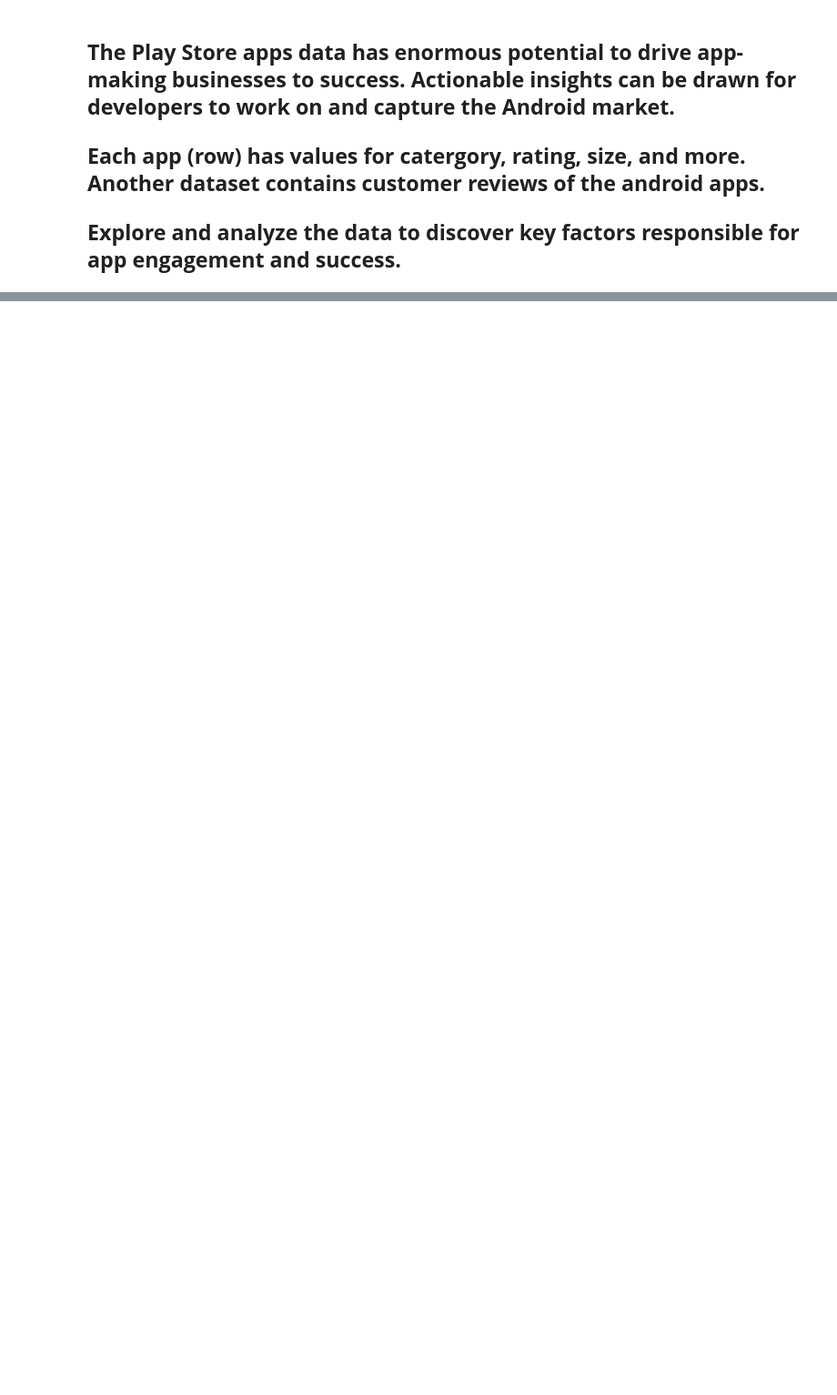
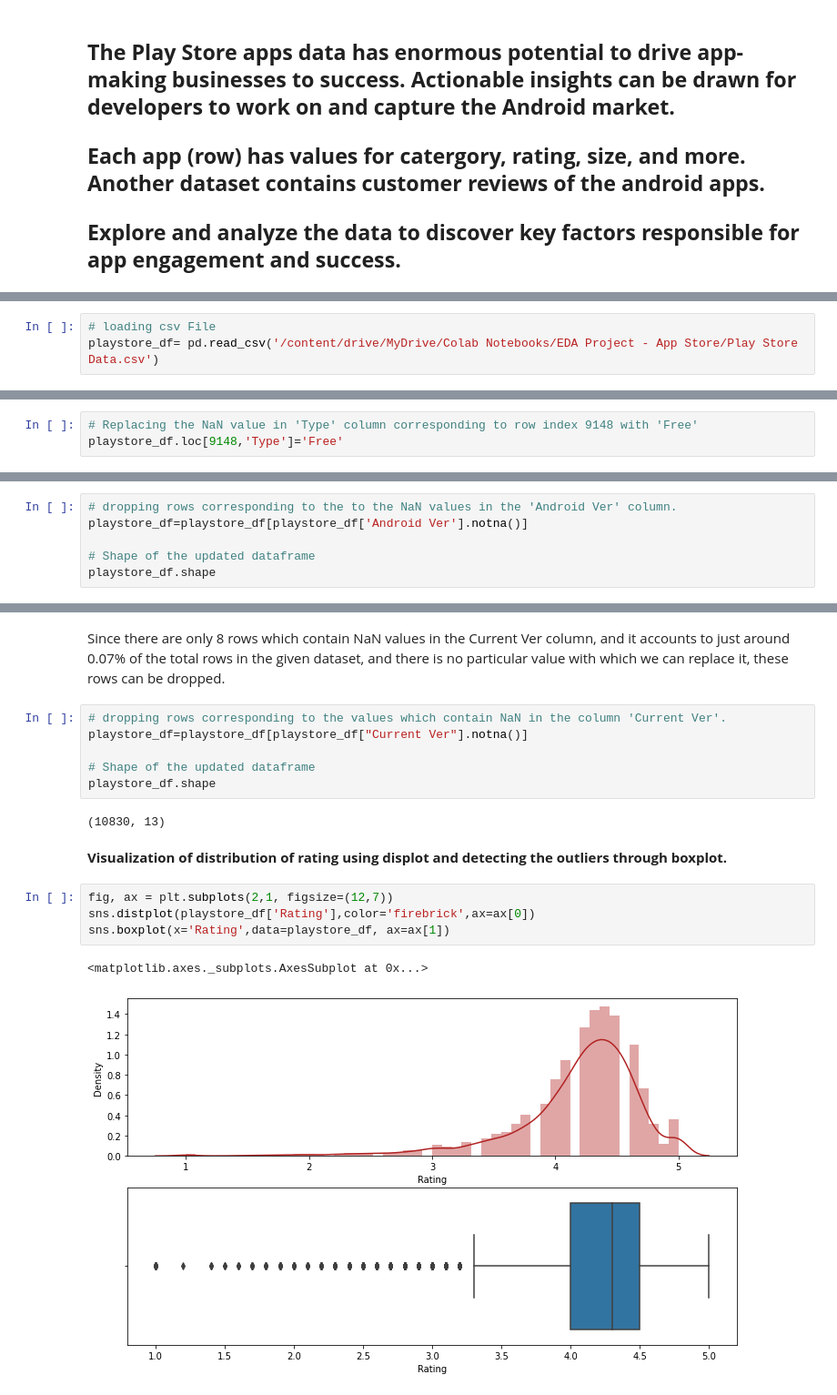
Before and after one commit to avinashpatni000/App_Store_EDA_Project, a Jupyter notebook: Play_Store_App_Review_Analysis_Capstone_Project.ipynb, the cells around one changed output, grey strips where cells are left out. Shown at 91% size. Cells and saved outputs as stored; diff of their text form; blank space fills up the shorter version.

```diff
--- a/Play_Store_App_Review_Analysis_Capstone_Project.ipynb
+++ b/Play_Store_App_Review_Analysis_Capstone_Project.ipynb
@@ -269,0 +58,3 @@ df.sample(5)
+# %%
+# loading csv File
+playstore_df= pd.read_csv('/content/drive/MyDrive/Colab Notebooks/EDA Project - App Store/Play Store Data.csv')
@@ -269,0 +217,3 @@ df.sample(5)
+# %%
+# Replacing the NaN value in 'Type' column corresponding to row index 9148 with 'Free'
+playstore_df.loc[9148,'Type']='Free'
@@ -269,0 +257,6 @@ df.sample(5)
+# %%
+# dropping rows corresponding to the to the NaN values in the 'Android Ver' column.
+playstore_df=playstore_df[playstore_df['Android Ver'].notna()]
+
+# Shape of the updated dataframe
+playstore_df.shape
@@ -269,0 +322,20 @@ df.sample(5)
+# %% [markdown]
+Since there are only 8 rows which contain NaN values in the Current Ver column, and it accounts to just around 0.07% of the total rows in the given dataset, and there is no particular value with which we can replace it, these rows can be dropped.
+# %%
+# dropping rows corresponding to the values which contain NaN in the column 'Current Ver'.
+playstore_df=playstore_df[playstore_df["Current Ver"].notna()]
+
+# Shape of the updated dataframe
+playstore_df.shape
+# %% [output]
+(10830, 13)
+# %% [markdown]
+
+**Visualization of distribution of rating using displot and detecting the outliers through boxplot.**
+# %%
+fig, ax = plt.subplots(2,1, figsize=(12,7))
+sns.distplot(playstore_df['Rating'],color='firebrick',ax=ax[0])
+sns.boxplot(x='Rating',data=playstore_df, ax=ax[1])
+# %% [output]
+<matplotlib.axes._subplots.AxesSubplot at 0x...>
+[figure, added]
```
Also changed, not shown: parts of 222 cells of this notebook.
